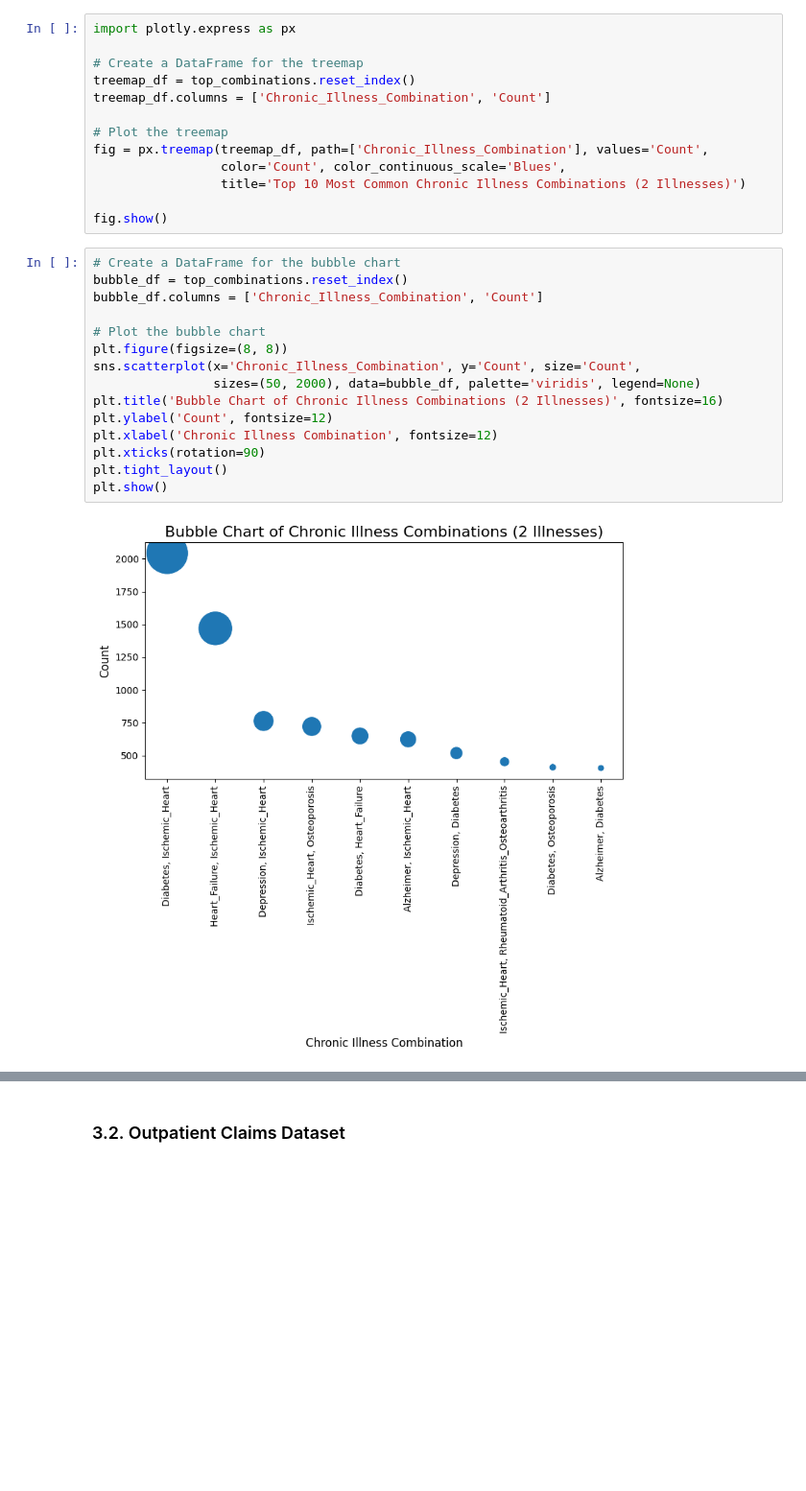
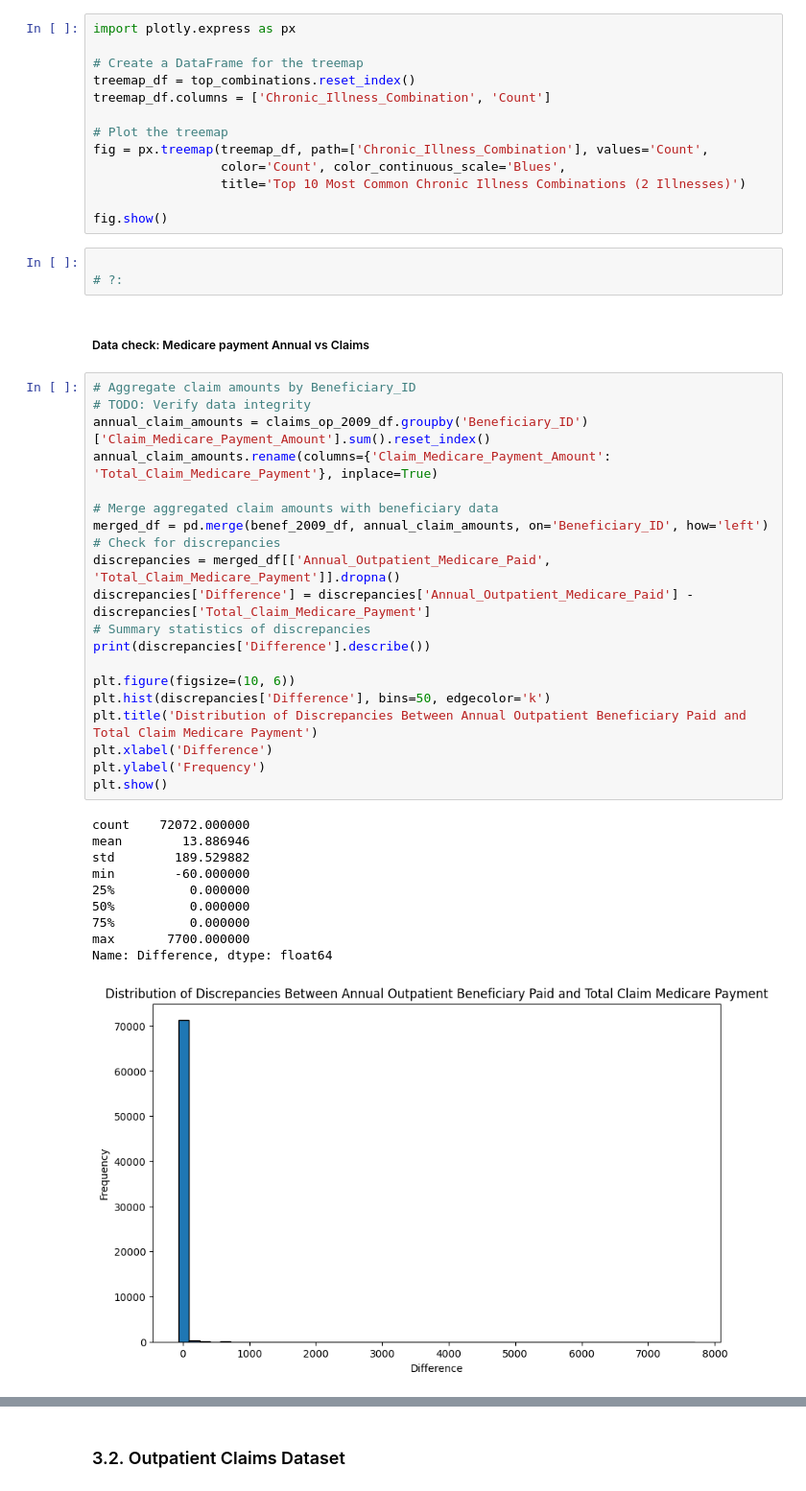
Before and after one commit to rameshs-data/Chronic_Care_Cost_Benchmarking, a Jupyter notebook: notebook/1_EDA.ipynb, the cells around one changed output, grey strips where cells are left out. Shown at 96% size. Cells and saved outputs as stored; diff of their text form; blank space fills up the shorter version.

```diff
--- a/notebook/1_EDA.ipynb
+++ b/notebook/1_EDA.ipynb
@@ -786,20 +786,39 @@ fig = px.treemap(treemap_df, path=['Chronic_Illness_Combination'], values='Count
                  title='Top 10 Most Common Chronic Illness Combinations (2 Illnesses)')
 
 fig.show()
-# %%
-# Create a DataFrame for the bubble chart
-bubble_df = top_combinations.reset_index()
-bubble_df.columns = ['Chronic_Illness_Combination', 'Count']
-
-# Plot the bubble chart
-plt.figure(figsize=(8, 8))
-sns.scatterplot(x='Chronic_Illness_Combination', y='Count', size='Count',
-                sizes=(50, 2000), data=bubble_df, palette='viridis', legend=None)
-plt.title('Bubble Chart of Chronic Illness Combinations (2 Illnesses)', fontsize=16)
-plt.ylabel('Count', fontsize=12)
-plt.xlabel('Chronic Illness Combination', fontsize=12)
-plt.xticks(rotation=90)
-plt.tight_layout()
-plt.show()
-# %% [output]
-[figure, removed]
+# %%
+
+# ?:
+# %% [markdown]
+##### Data check: Medicare payment Annual vs Claims
+# %%
+# Aggregate claim amounts by Beneficiary_ID
+# TODO: Verify data integrity
+annual_claim_amounts = claims_op_2009_df.groupby('Beneficiary_ID')['Claim_Medicare_Payment_Amount'].sum().reset_index()
+annual_claim_amounts.rename(columns={'Claim_Medicare_Payment_Amount': 'Total_Claim_Medicare_Payment'}, inplace=True)
+
+# Merge aggregated claim amounts with beneficiary data
+merged_df = pd.merge(benef_2009_df, annual_claim_amounts, on='Beneficiary_ID', how='left')
+# Check for discrepancies
+discrepancies = merged_df[['Annual_Outpatient_Medicare_Paid', 'Total_Claim_Medicare_Payment']].dropna()
+discrepancies['Difference'] = discrepancies['Annual_Outpatient_Medicare_Paid'] - discrepancies['Total_Claim_Medicare_Payment']
+# Summary statistics of discrepancies
+print(discrepancies['Difference'].describe())
+
+plt.figure(figsize=(10, 6))
+plt.hist(discrepancies['Difference'], bins=50, edgecolor='k')
+plt.title('Distribution of Discrepancies Between Annual Outpatient Beneficiary Paid and Total Claim Medicare Payment')
+plt.xlabel('Difference')
+plt.ylabel('Frequency')
+plt.show()
+# %% [output]
+count    72072.000000
+mean        13.886946
+std        189.529882
+min        -60.000000
+25%          0.000000
+50%          0.000000
+75%          0.000000
+max       7700.000000
+Name: Difference, dtype: float64
+[figure, added]
```
Also changed, not shown: parts of 82 cells of this notebook.
